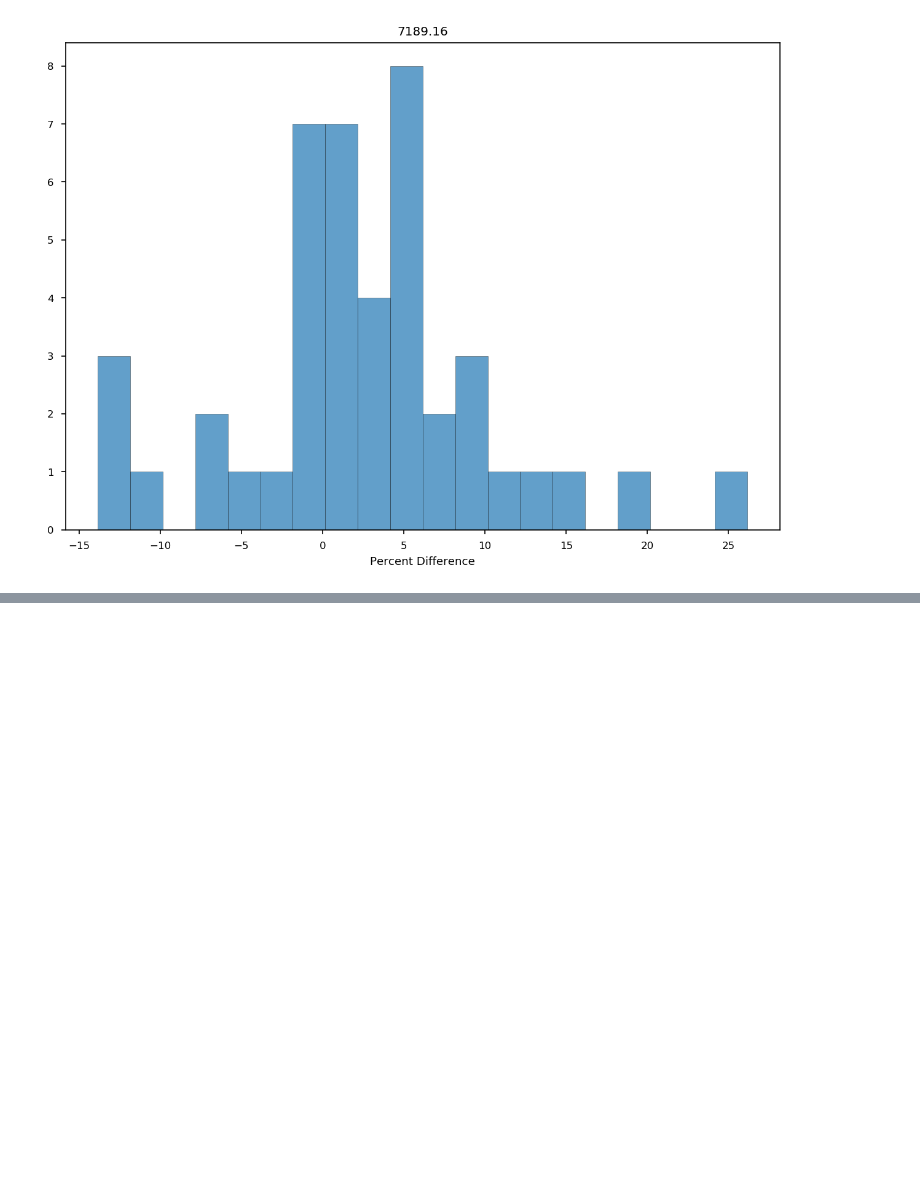
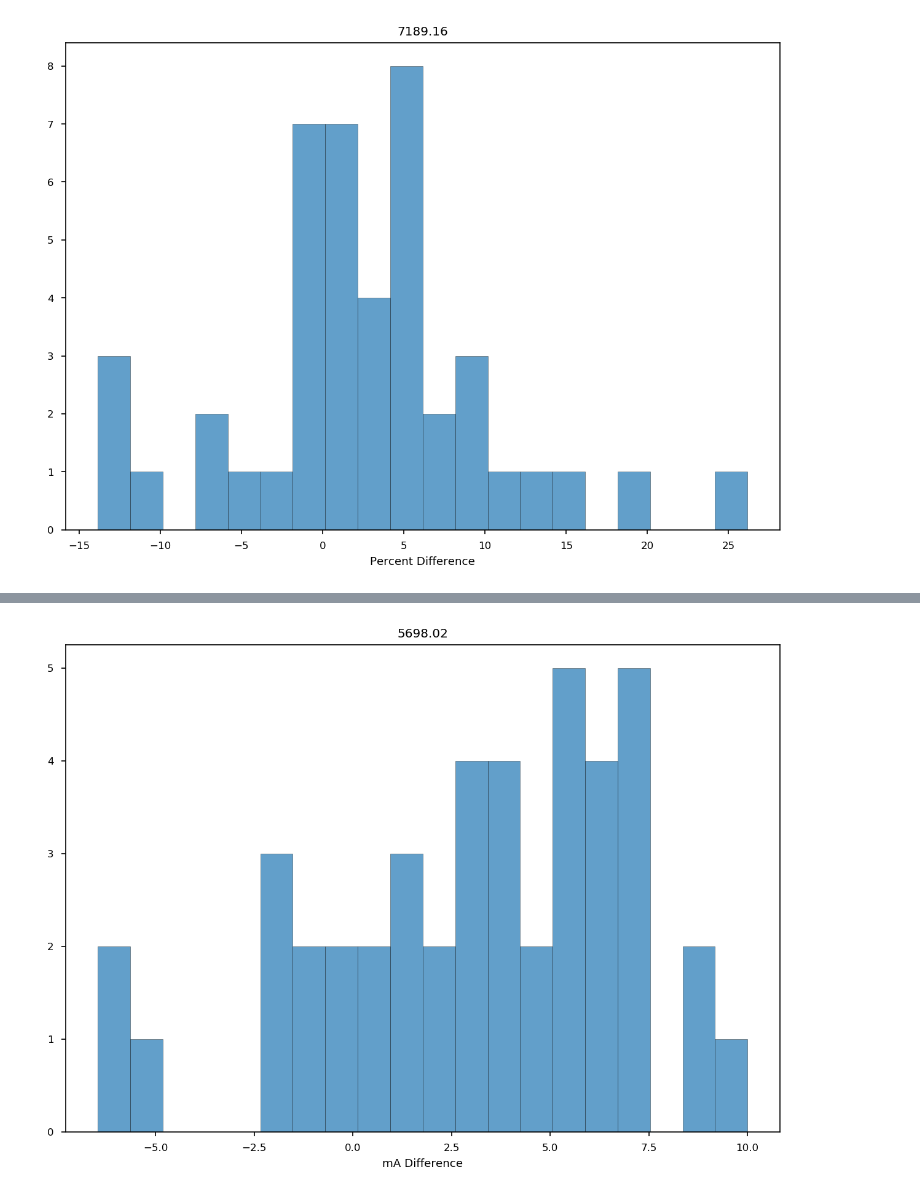
Before and after one commit to jkcarlberg/redgiant_planethosts, a Jupyter notebook: auto_eqw.ipynb, the cells around one changed output, grey strips where cells are left out. Saved outputs shown, nothing was run; the diff lists cells and outputs as text; code cells hidden in the pictures; blank space fills up the shorter version.

```diff
--- a/auto_eqw.ipynb
+++ b/auto_eqw.ipynb
@@ -374,3 +374,87 @@ Median Difference: 2.6677898094179278%
 Standard Deviation of Difference: 7.697677796890648%
 ~95% within 15.4%
 [figure]
+# %%
+line = 5698.02 #5307.36
+width = 10 #Distance from the line on both sides to sample the local continuum from
+percent_difference = False
+
+diff = []
+for row in disp_df.iterrows():
+    eqw_file, spec_file = row[1]
+    eqw_df = pd.read_csv(eqw_file, header=None, delim_whitespace = True)
+    if line not in eqw_df[0].tolist():
+        print("Line Missing")
+        continue
+    mask = eqw_df[0] == line
+    byhand_eqw = eqw_df[4][mask.tolist()].tolist()[0]
+    if byhand_eqw == 0.0:
+        continue
+
+    s_hdu = fits.open(spec_file)
+
+    # Grab the flux and wavelength arrays from the spectrum
+    s_data = s_hdu[1].data
+    s_flux = s_data['FLUX']
+    #smoothed_flux = convolve(s_flux, Box1DKernel(5)) # Smooth the flux for more reliable continuum fitting
+    #smoothed_flux = s_flux
+    #s_flux = smoothed_flux
+    s_wav = s_data['WAVEL']
+
+    # Specify up a specific line to measure the EQW for, and specify the wavelength range to sample for the local continuum
+    lim_l = line - width
+    lim_r = line + width
+
+    # Mask the flux and wavelength arrays based on the sampled wavelength range
+    wav_mask = (s_wav > lim_l) & (s_wav < lim_r)
+    s_flux = s_flux[wav_mask]
+    s_wav = s_wav[wav_mask]
+
+    # Normalize the spectrum with the local continuum to 1.0, c_normalize returns the normalized spectrum in norm, but also the local continuum fit in yfit if desired
+    yfit, norm, _ = c_normalize(s_flux, s_wav, median_replace=False, cheby=True, low_cut = 0.99)
+    # Load the normalized spectrum into a pyspeckit.Spectrum object
+    sp = pyspeckit.Spectrum(data=norm, xarr=s_wav * u.AA)
+
+
+    #Get around pyspeckits reliance on a generated baseline and just generate basespec as a ones array (continuum is always one in normalized case)
+    sp.baseline.basespec = np.ones(len(s_wav))
+
+    #Fit a gaussian to the line, this may be too simplistic for blended lines
+    with suppress_stdout(): #Suppress some annoying info messages that don't translate well to automation
+        sp.specfit(fittype='gaussian', guesses = [-0.3, line, 0.15, -0.5, line+0.2, 0.15], exclude= [0,line-0.25, line+0.7, line+5000])
+    #print(sp.specfit.parinfo)
+
+    #Measure the Equivalent Width of the gaussian line fit against the normalized baseline
+    EQW = sp.specfit.EQW(plot=False, continuum_as_baseline=True, xmin=0, xmax=len(norm), components = True)
+    EQW = np.array(EQW)*1000 #mA
+    EQW = EQW[0]
+    #print("EQW:", EQW*1000*u.mA)
+    #print(abs(EQW-byhand_eqw), byhand_eqw)
+    if abs(EQW - byhand_eqw) > 10:
+        print (spec_file)
+        print("Python: "+str(EQW), "Hand: "+str(byhand_eqw))
+        print("=====")
+    if percent_difference:
+        diff.append(((EQW-byhand_eqw)/byhand_eqw) * 100) #Percent Difference
+    else:
+        diff.append(EQW-byhand_eqw) #mA Difference
+fig = plt.figure(figsize=(10,7), dpi = 150)
+plt.hist(diff,histtype='bar',ec='black',alpha=0.7,color = plt.cm.tab20(0),bins=20)
+plt.title(line)
+if percent_difference:
+    plt.xlabel("Percent Difference")
+else:
+        plt.xlabel("mA Difference")
+plt.title(line)
+print("Line Statistics")
+print("===============")
+if percent_difference:
+    print("Percent Difference")
+    symbol = "%"
+else:
+    print("mA Difference")
+    symbol = " mA"
+print("Median Difference: {}{}".format(np.median(diff),symbol))
+print("Standard Deviation of Difference: {}{}".format(np.std(diff), symbol))
+print("~95% within {}{}".format(np.round(2*np.std(diff), 2), symbol))
+# %% [output]
@@ -376,0 +470 @@ Standard Deviation of Difference: 7.697677796890648%
+[figure, added]
```
Also changed, not shown: parts of 1 cell of this notebook.
